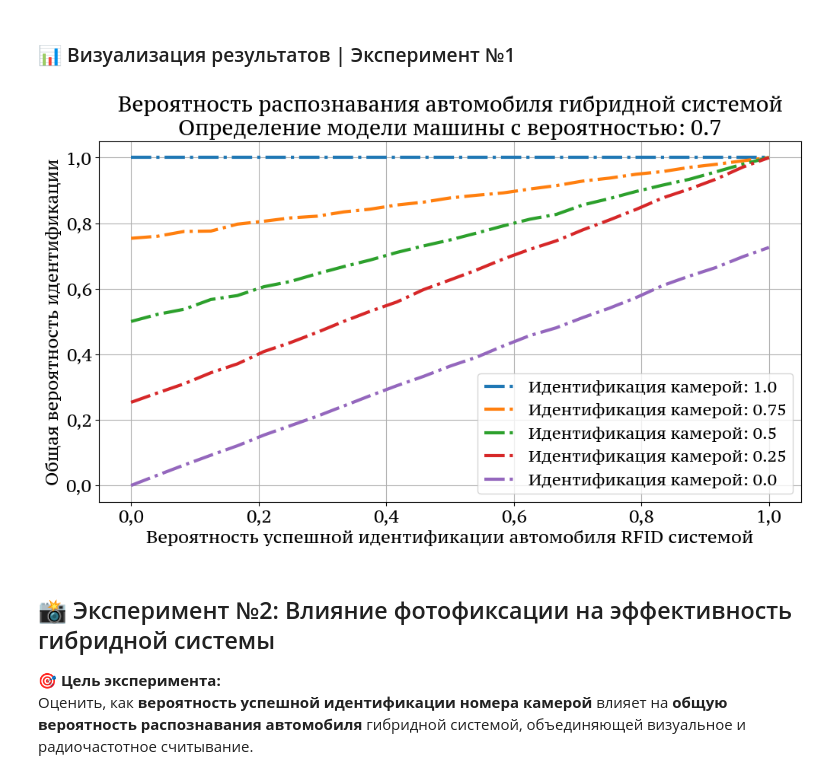
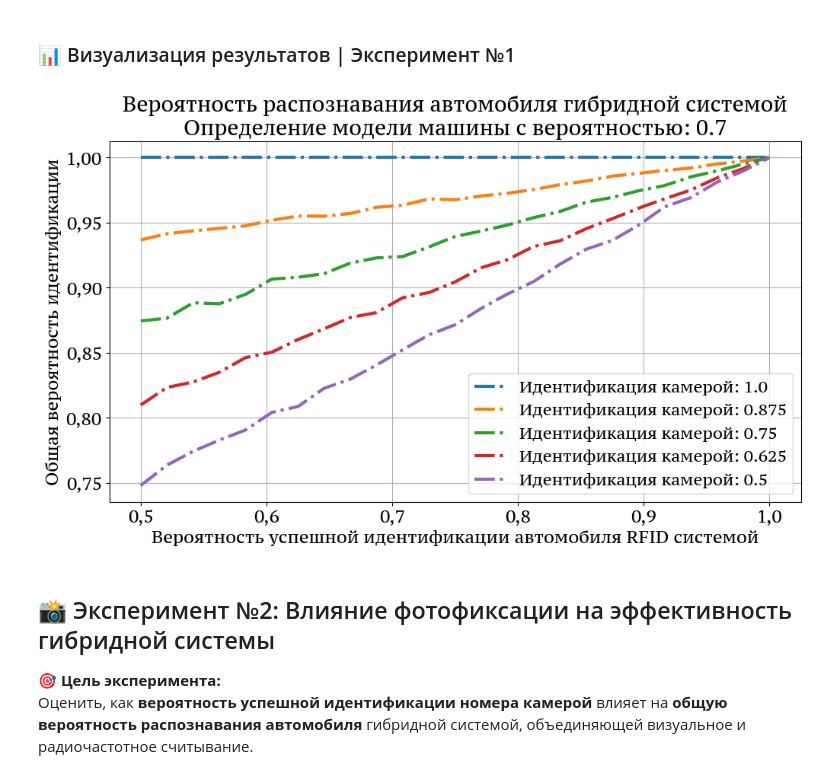
Before and after one commit to VilmenAbramian/simulation, a Jupyter notebook: pysim/experiments/notebooks/hybrid.ipynb, the cells around one changed output. Saved outputs shown, nothing was run; the diff lists cells and outputs as text; code cells hidden in the pictures.

Commit message:
Update graphs

```diff
--- a/pysim/experiments/notebooks/hybrid.ipynb
+++ b/pysim/experiments/notebooks/hybrid.ipynb
@@ -83,9 +83,9 @@ res_probs = get_experiments_results(
     line_variable_values=number_photo_err,
     params_list=params_list,
     result_param_name=result_param_name,
-    use_json=True,
-    save_results=False,
-    file_name="rfid_probs.json"
+    use_json=False,
+    save_results=True,
+    file_name="rfid_probs_0.5.json"
 )
 # Моделирование на M3 Pro для 20000 номеров:
 # Моделирование по переменной rfid_error: 100%
@@ -93,18 +93,19 @@ res_probs = get_experiments_results(
 # %% [markdown]
 ### 📊 Визуализация результатов | Эксперимент №1
 # %%
+rfid_probs = np.linspace(0.5, 1, 25) # Из-за инверсии вероятности ошибки в вероятность успеха
 plot_experiment_lines(
     x_values=rfid_probs,
     y_lines=res_probs,
     labels=[f"Идентификация камерой: {1 - number_photo_err[i]}" for i in range(Consts.NUM_LINES)],
     xlabel="Вероятность успешной идентификации автомобиля RFID системой",
     ylabel="Общая вероятность идентификации",
     title=f"Вероятность распознавания автомобиля гибридной системой\nОпределение модели машины с вероятностью: {1-params_dict['car_error']}",
     image_name="rfid_probs",
     save_fig=False
 )
 # %% [output]
-[figure, old version]
+[figure, new version]
 # %% [markdown]
 ## 📸 Эксперимент №2: Влияние фотофиксации на эффективность гибридной системы
 
```
Also changed, not shown: parts of 2 cells of this notebook, 3 other files.
